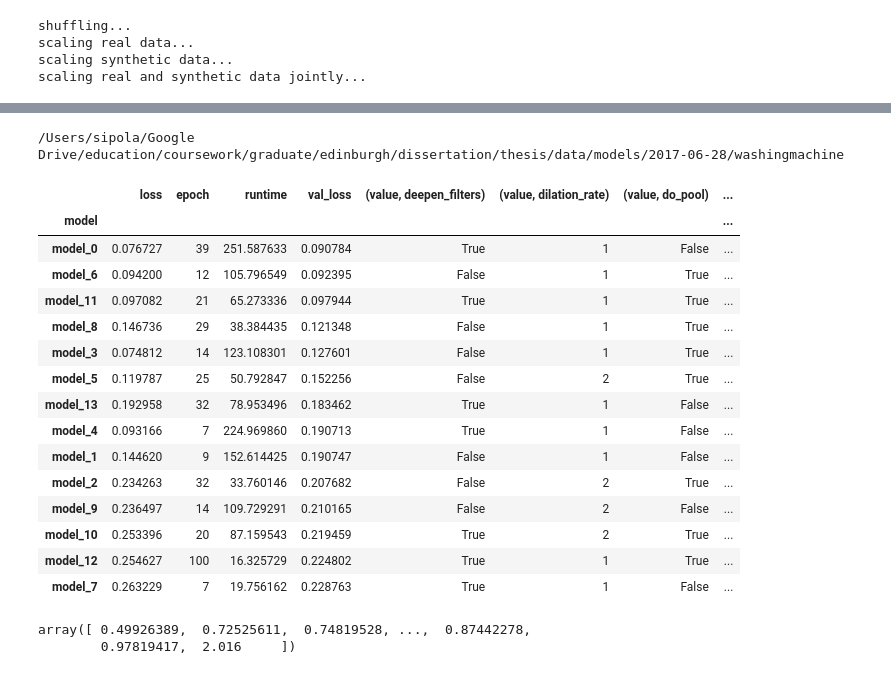
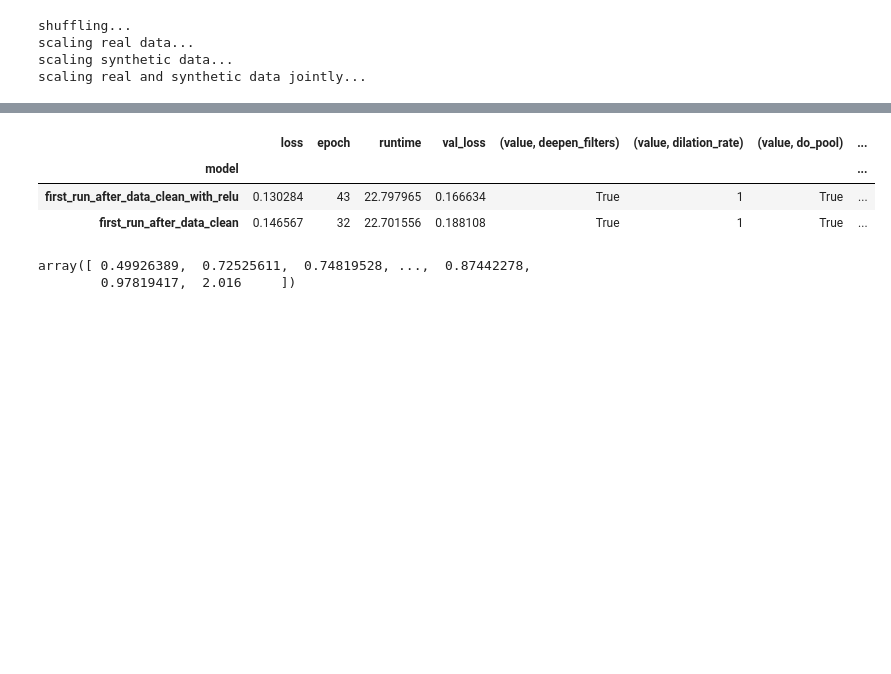
Before and after one commit to sipolac/thesis, a Jupyter notebook: py/build_models.ipynb, the cells around one changed output, grey strips where cells are left out. Cells and saved outputs as stored; diff of their text form; code cells hidden in the pictures; blank space fills up the shorter version.

```diff
--- a/py/build_models.ipynb
+++ b/py/build_models.ipynb
@@ -98,3 +90,4 @@ x_date_idx = 3
 Run this once
 # %%
 dstats = pd.read_pickle(path_daily_stats)
+dstats = clean_daily_stats(dstats, is_debug=False)
@@ -145,9 +175,13 @@ scaling validation and test data...
 val_data = list(all_data['val'])
 test_data = list(all_data['test'])
 # %%
-# Get index of appliance to model.
+# Get index of type of variable to model and appliance to model.
+target_type = 'activation'  # 'energy' or 'activation'
 app_names = ['washing machine']
 # app_names = list(APP_NAMES)
+
+Y_idx = Y_energy_idx if target_type=='energy' else Y_activations_idx
+
 app_idx = []
 for app_name in app_names:
     app_idx.append(APP_NAMES.index(app_name))
@@ -156,6 +190,7 @@ for app_name in app_names:
 
 def create_model(
     num_outputs,
+    output_layer_activation,
     num_conv_layers,
     num_dense_layers,
     start_filters,
@@ -229,13 +264,13 @@ def create_model(
         if use_batch_norm:
             model.add(BatchNormalization(name='batch_norm_{}'.format(layer_num)))
 
-    model.add(Dense(num_outputs, activation='softplus', name='dense_output',
+    model.add(Dense(num_outputs, activation=output_layer_activation, name='dense_output',
                     kernel_regularizer=kernel_regularizer))
 
     model.compile(loss='mean_squared_error',
                   # optimizer='adam',
                   optimizer = optimizer(lr=learning_rate),
-                  metrics=['mape'])
+                  metrics=None)
 
     return model
 # %%
@@ -275,6 +292,7 @@ scaling real and synthetic data jointly...
 # %%
 # plot_model(model)  # https://keras.io/visualization/
 # %%
-today_str = str(date.today())
+# model_set_name = str(date.today())
+modeling_group_name = 'after_data_clean_for_real'
 # %%
 continue_from_last_run = True
@@ -373,6 +409,16 @@ today_str = str(date.today())
 # %%
-dir_models_set = os.path.join(dir_models, today_str, app_names_to_filename(app_names))
-print dir_models_set
+modeling_group_name = 'after_data_clean'
+target_type = 'energy'
+app_names = ['washing machine']
+# app_names = list(APP_NAMES)
+
+Y_idx = Y_energy_idx if target_type=='energy' else Y_activation_idx
+
+app_idx = []
+for app_name in app_names:
+    app_idx.append(APP_NAMES.index(app_name))
+
+dir_models_set = os.path.join(dir_models, modeling_group_name, target_type, app_names_to_filename(app_names))
 model_files = get_model_files(dir_models_set)
 
 history_all = []
@@ -392,45 +438,32 @@ for model_name in model_files:
     params_all.append(params_df)
 
     # print model_name
     # print params_df
 
     # plot_errors(history_df, figsize=(11,5))
     # plt.show()
 
 params_all = pd.concat(params_all)
 history_all = pd.concat(history_all)
 
 # print all_history
 params_wide = params_all.pivot(index='model', columns='param')
 history_best = history_all.groupby('model').agg({
     'loss': min,
     'val_loss': min,
     'runtime': min,
     'epoch': lambda x: len(x)
 })
 
 hist_and_params = history_best.join(params_wide)
 
 hist_and_params.sort_values('val_loss', inplace=True)
 # hist_and_params.to_csv('tmp.csv')
 
 hist_and_params
 # print params_all
 # %% [output]
-/Users/sipola/Google Drive/education/coursework/graduate/edinburgh/dissertation/thesis/data/models/2017-06-28/washingmachine
 |  | loss | epoch | runtime | val_loss | (value, deepen_filters) | (value, dilation_rate) | (value, do_pool) | ... |
 | model |  |  |  |  |  |  |  | ... |
-| model_0 | 0.076727 | 39 | 251.587633 | 0.090784 | True | 1 | False | ... |
-| model_6 | 0.094200 | 12 | 105.796549 | 0.092395 | False | 1 | True | ... |
-| model_11 | 0.097082 | 21 | 65.273336 | 0.097944 | True | 1 | True | ... |
-| model_8 | 0.146736 | 29 | 38.384435 | 0.121348 | False | 1 | True | ... |
-| model_3 | 0.074812 | 14 | 123.108301 | 0.127601 | False | 1 | True | ... |
-| model_5 | 0.119787 | 25 | 50.792847 | 0.152256 | False | 2 | True | ... |
-| model_13 | 0.192958 | 32 | 78.953496 | 0.183462 | True | 1 | False | ... |
-| model_4 | 0.093166 | 7 | 224.969860 | 0.190713 | True | 1 | False | ... |
-| model_1 | 0.144620 | 9 | 152.614425 | 0.190747 | False | 1 | False | ... |
-| model_2 | 0.234263 | 32 | 33.760146 | 0.207682 | False | 2 | True | ... |
-| model_9 | 0.236497 | 14 | 109.729291 | 0.210165 | False | 2 | False | ... |
-| model_10 | 0.253396 | 20 | 87.159543 | 0.219459 | True | 2 | True | ... |
-| model_12 | 0.254627 | 100 | 16.325729 | 0.224802 | True | 1 | True | ... |
-| model_7 | 0.263229 | 7 | 19.756162 | 0.228763 | True | 1 | False | ... |
+| first_run_after_data_clean_with_relu | 0.130284 | 43 | 22.797965 | 0.166634 | True | 1 | True | ... |
+| first_run_after_data_clean | 0.146567 | 32 | 22.701556 | 0.188108 | True | 1 | True | ... |
```
Also changed, not shown: parts of 19 cells of this notebook, 3 other files.
